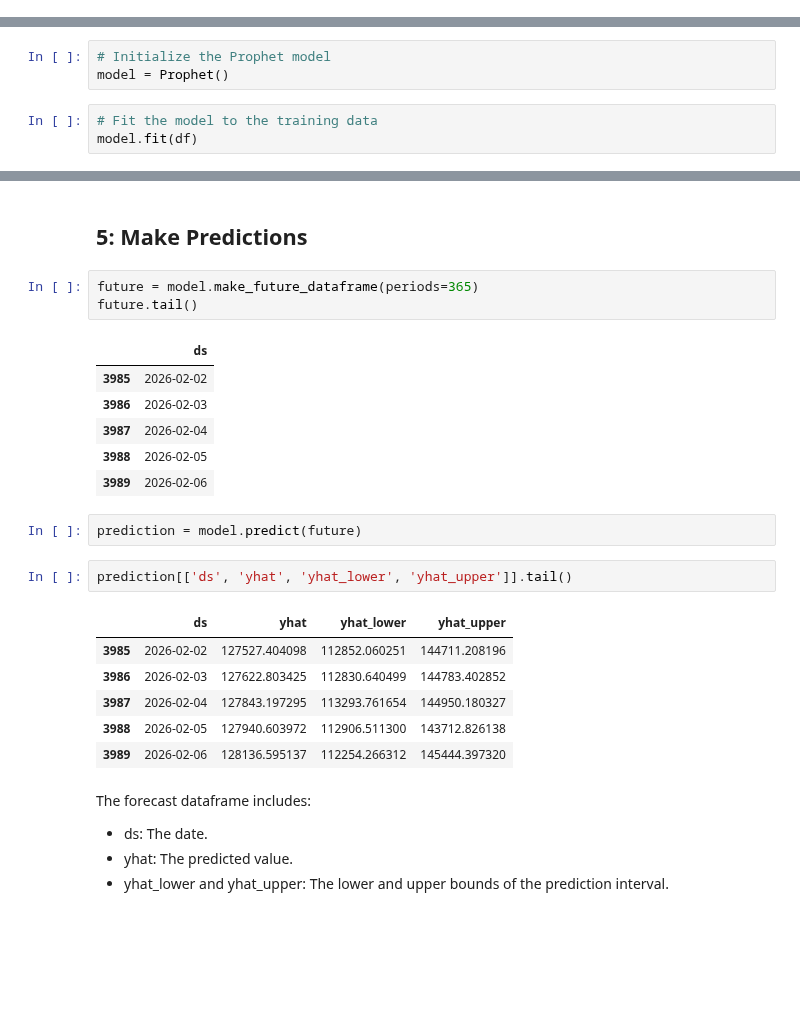
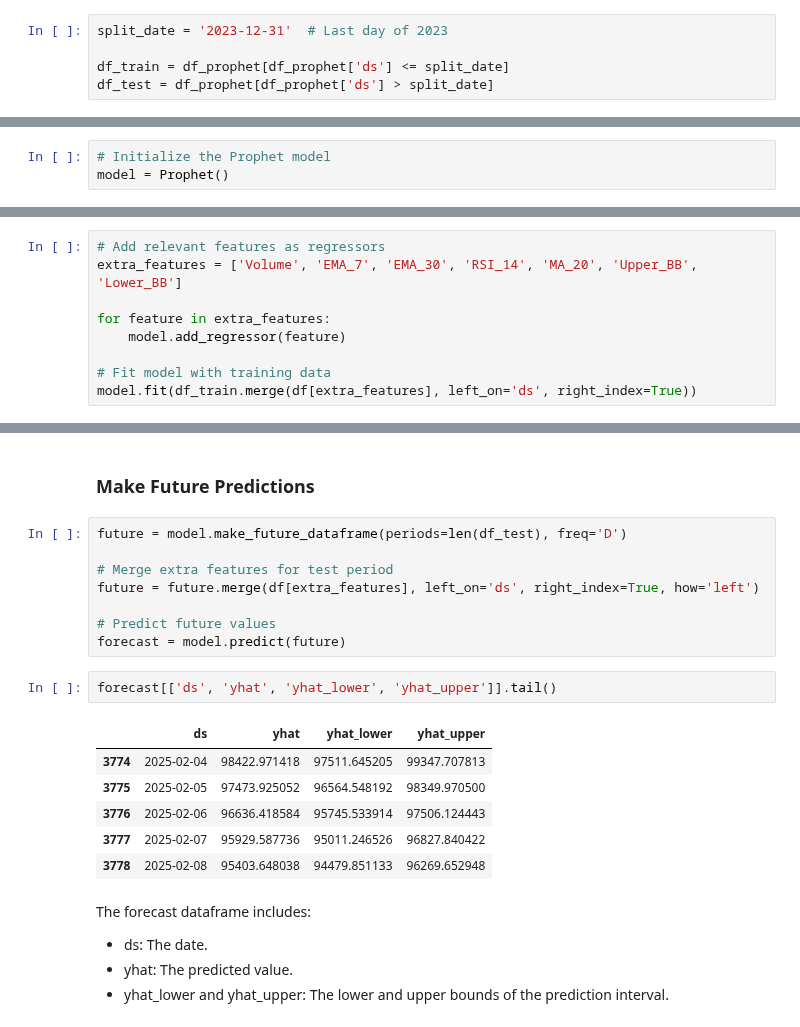
Before and after one commit to bonareri/Cryptocurrency-Price-Prediction-, a Jupyter notebook: prophet_model.ipynb, the cells around one changed output, grey strips where cells are left out. Drawn from its saved outputs; the diff is of its cells as text; blank space fills up the shorter version.

```diff
--- a/prophet_model.ipynb
+++ b/prophet_model.ipynb
@@ -121 +118,6 @@ df
+# %%
+split_date = '2023-12-31'  # Last day of 2023
+
+df_train = df_prophet[df_prophet['ds'] <= split_date]
+df_test = df_prophet[df_prophet['ds'] > split_date]
 # %% [markdown]
@@ -123,6 +125,3 @@ df
 # %%
 # Initialize the Prophet model
 model = Prophet()
-# %%
-# Fit the model to the training data
-model.fit(df)
@@ -149,0 +128,9 @@ model.component_modes
+# %%
+# Add relevant features as regressors
+extra_features = ['Volume', 'EMA_7', 'EMA_30', 'RSI_14', 'MA_20', 'Upper_BB', 'Lower_BB']
+
+for feature in extra_features:
+    model.add_regressor(feature)
+
+# Fit model with training data
+model.fit(df_train.merge(df[extra_features], left_on='ds', right_index=True))
@@ -150,26 +149,22 @@ model.component_modes
 # %% [markdown]
-## 5: Make Predictions
+### Make Future Predictions
-# %%
-future = model.make_future_dataframe(periods=365)
-future.tail()
-# %% [output]
-|  | ds |
-| 3985 | 2026-02-02 |
-| 3986 | 2026-02-03 |
-| 3987 | 2026-02-04 |
-| 3988 | 2026-02-05 |
-| 3989 | 2026-02-06 |
-# %%
-prediction = model.predict(future)
+# %%
+future = model.make_future_dataframe(periods=len(df_test), freq='D')
+
+# Merge extra features for test period
+future = future.merge(df[extra_features], left_on='ds', right_index=True, how='left')
+
+# Predict future values
+forecast = model.predict(future)
 # %%
-prediction[['ds', 'yhat', 'yhat_lower', 'yhat_upper']].tail()
+forecast[['ds', 'yhat', 'yhat_lower', 'yhat_upper']].tail()
 # %% [output]
 |  | ds | yhat | yhat_lower | yhat_upper |
-| 3985 | 2026-02-02 | 127527.404098 | 112852.060251 | 144711.208196 |
-| 3986 | 2026-02-03 | 127622.803425 | 112830.640499 | 144783.402852 |
-| 3987 | 2026-02-04 | 127843.197295 | 113293.761654 | 144950.180327 |
-| 3988 | 2026-02-05 | 127940.603972 | 112906.511300 | 143712.826138 |
-| 3989 | 2026-02-06 | 128136.595137 | 112254.266312 | 145444.397320 |
+| 3774 | 2025-02-04 | 98422.971418 | 97511.645205 | 99347.707813 |
+| 3775 | 2025-02-05 | 97473.925052 | 96564.548192 | 98349.970500 |
+| 3776 | 2025-02-06 | 96636.418584 | 95745.533914 | 97506.124443 |
+| 3777 | 2025-02-07 | 95929.587736 | 95011.246526 | 96827.840422 |
+| 3778 | 2025-02-08 | 95403.648038 | 94479.851133 | 96269.652948 |
 # %% [markdown]
 The forecast dataframe includes:
 
```
Also changed, not shown: parts of 32 cells of this notebook.
